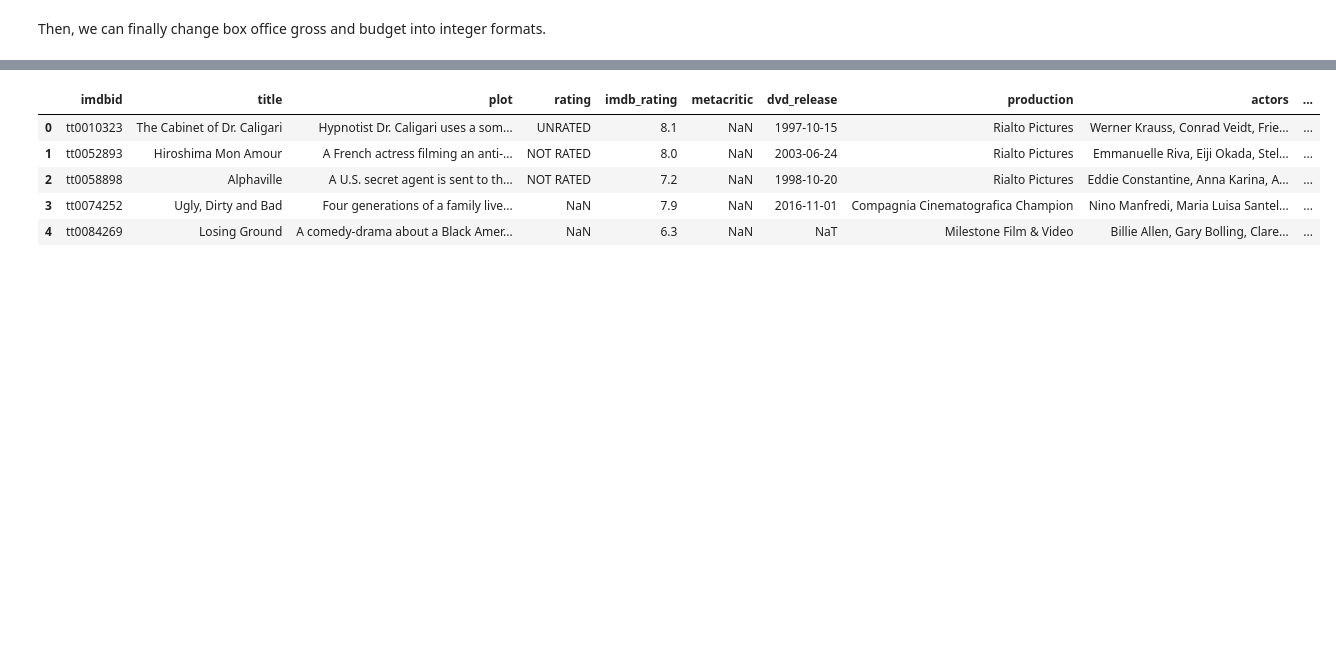
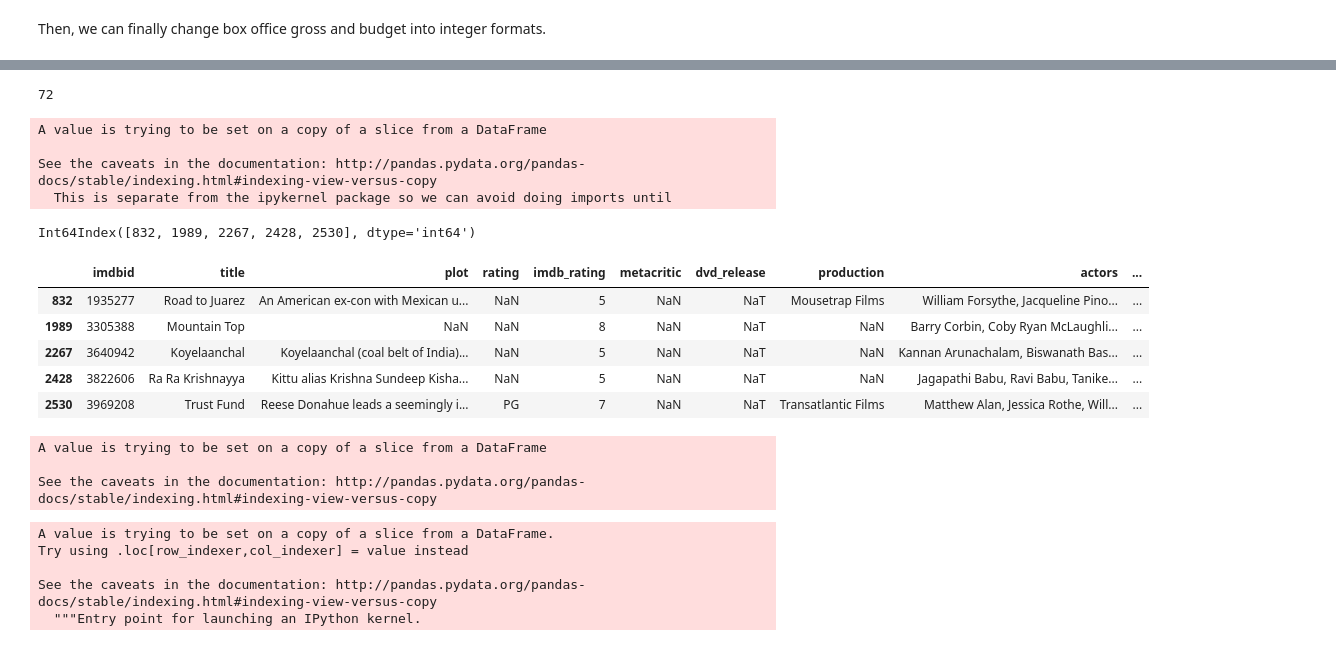
Before and after one commit to devinthai/NBCUniversal, a Jupyter notebook: Data Cleaning (revision 2).ipynb, the cells around one changed output, grey strips where cells are left out. Cells and saved outputs as stored; diff of their text form; code cells hidden in the pictures; blank space fills up the shorter version.

Commit message:
Parsed runtime and parsing genres, still need to refactor/clean notebook

```diff
--- a/Data Cleaning (revision 2).ipynb
+++ b/Data Cleaning (revision 2).ipynb
@@ -349,0 +411,8 @@ memory usage: 1.3+ MB
+# %%
+na_index = data[data['runtime'].isna()].index
+for index in na_index:
+    movie = ia.get_movie(data.loc[index]['imdbid'])
+    try:
+        data.loc[index]['imdbid'] = movie['runtime']
+    except KeyError:
+        data = data.drop(index)
@@ -350,9 +485,44 @@ memory usage: 1.3+ MB
+# %%
+na_index = data[data['runtime'].isna()].index
+runtimes = []
+for index in na_index:
+    movie = ia.get_movie(data.loc[index]['imdbid'])
+    try:
+        runtimes.append(movie['runtime'][0])
+    except KeyError:
+        data = data.drop(index)
+# %%
+data['runtime'].isna().sum()
+# %% [output]
+72
+# %%
+na_data = data[data['runtime'].isna()]
+# %%
+for index in na_data.head().index:
+    movie = ia.get_movie(na_data.loc[index]['imdbid'])
+    na_data.loc[index]['runtime'] = movie['runtime']
+# %% [output]
+A value is trying to be set on a copy of a slice from a DataFrame
+
+See the caveats in the documentation: http://pandas.pydata.org/pandas-docs/stable/indexing.html#indexing-view-versus-copy
+  This is separate from the ipykernel package so we can avoid doing imports until
+# %%
+na_data.head().index
+# %% [output]
+Int64Index([832, 1989, 2267, 2428, 2530], dtype='int64')
 # %%
-data.head()
+na_data.head()
 # %% [output]
 |  | imdbid | title | plot | rating | imdb_rating | metacritic | dvd_release | production | actors | ... |
-| 0 | tt0010323 | The Cabinet of Dr. Caligari | Hypnotist Dr. Caligari uses a som... | UNRATED | 8.1 | NaN | 1997-10-15 | Rialto Pictures | Werner Krauss, Conrad Veidt, Frie... | ... |
-| 1 | tt0052893 | Hiroshima Mon Amour | A French actress filming an anti-... | NOT RATED | 8.0 | NaN | 2003-06-24 | Rialto Pictures | Emmanuelle Riva, Eiji Okada, Stel... | ... |
-| 2 | tt0058898 | Alphaville | A U.S. secret agent is sent to th... | NOT RATED | 7.2 | NaN | 1998-10-20 | Rialto Pictures | Eddie Constantine, Anna Karina, A... | ... |
-| 3 | tt0074252 | Ugly, Dirty and Bad | Four generations of a family live... | NaN | 7.9 | NaN | 2016-11-01 | Compagnia Cinematografica Champion | Nino Manfredi, Maria Luisa Santel... | ... |
-| 4 | tt0084269 | Losing Ground | A comedy-drama about a Black Amer... | NaN | 6.3 | NaN | NaT | Milestone Film & Video | Billie Allen, Gary Bolling, Clare... | ... |
+| 832 | 1935277 | Road to Juarez | An American ex-con with Mexican u... | NaN | 5 | NaN | NaT | Mousetrap Films | William Forsythe, Jacqueline Pino... | ... |
+| 1989 | 3305388 | Mountain Top | NaN | NaN | 8 | NaN | NaT | NaN | Barry Corbin, Coby Ryan McLaughli... | ... |
+| 2267 | 3640942 | Koyelaanchal | Koyelaanchal (coal belt of India)... | NaN | 5 | NaN | NaT | NaN | Kannan Arunachalam, Biswanath Bas... | ... |
+| 2428 | 3822606 | Ra Ra Krishnayya | Kittu alias Krishna Sundeep Kisha... | NaN | 5 | NaN | NaT | NaN | Jagapathi Babu, Ravi Babu, Tanike... | ... |
+| 2530 | 3969208 | Trust Fund | Reese Donahue leads a seemingly i... | PG | 7 | NaN | NaT | Transatlantic Films | Matthew Alan, Jessica Rothe, Will... | ... |
+# %%
+movie = ia.get_movie('1935277')
+na_data.loc[832]['runtime'] = movie['runtime']
+# %% [output]
+A value is trying to be set on a copy of a slice from a DataFrame
+
+See the caveats in the documentation: http://pandas.pydata.org/pandas-docs/stable/indexing.html#indexing-view-versus-copy
@@ -358,0 +531,8 @@ data.head()
+# %%
+na_data['runtime'] = na_data['runtime'].fillna(runtimes1)
+# %% [output]
+A value is trying to be set on a copy of a slice from a DataFrame.
+Try using .loc[row_indexer,col_indexer] = value instead
+
+See the caveats in the documentation: http://pandas.pydata.org/pandas-docs/stable/indexing.html#indexing-view-versus-copy
+  """Entry point for launching an IPython kernel.
```
Also changed, not shown: parts of 42 cells of this notebook.
